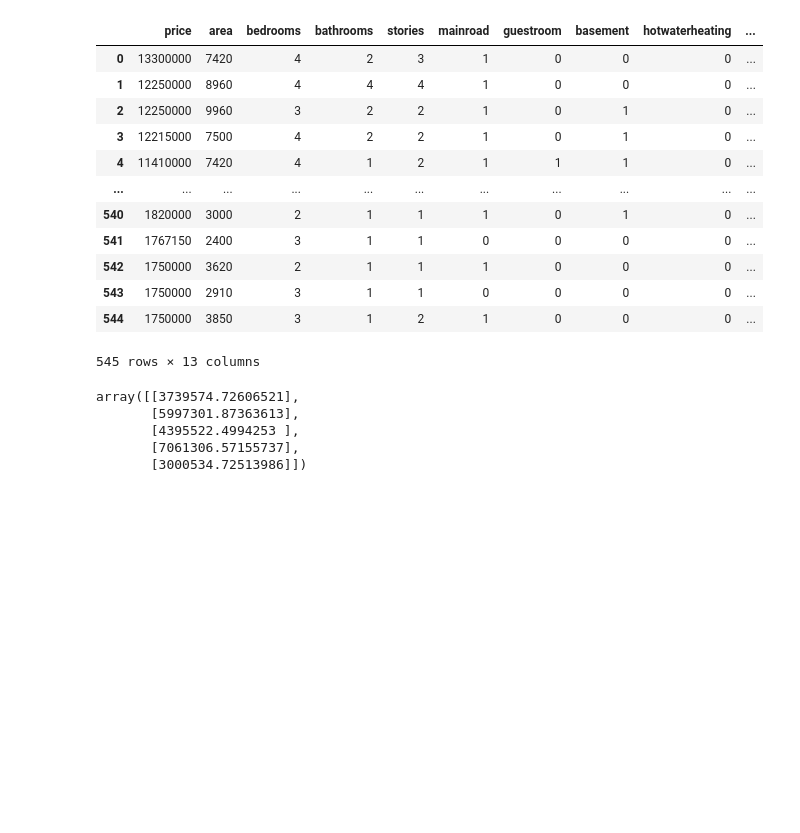
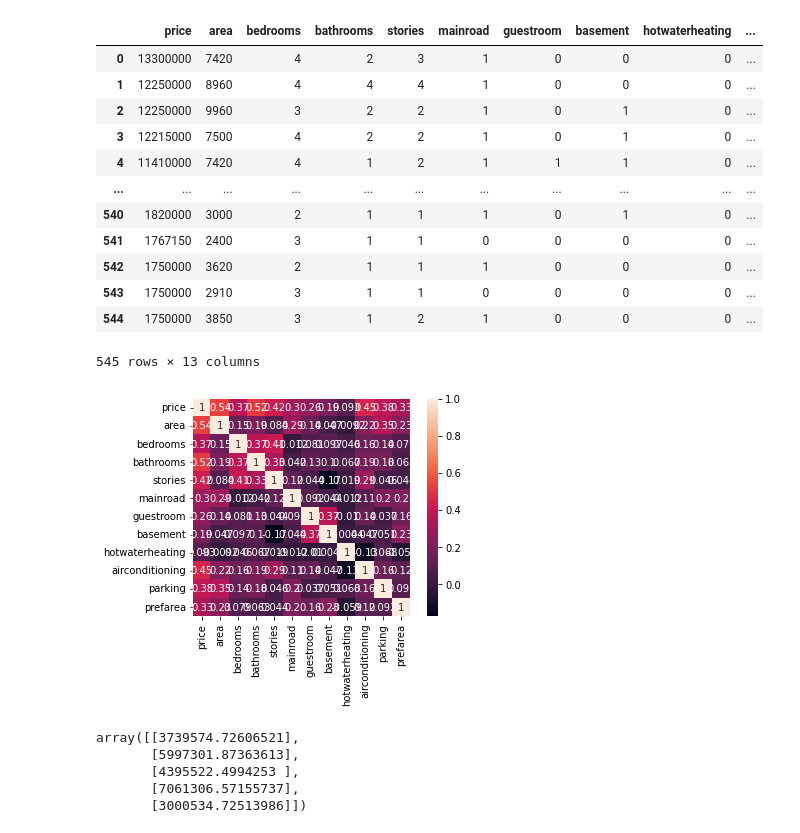
Before and after one commit to Sharvinp/College, a Jupyter notebook: ML_Assignment_2_Regression.ipynb, the cells around one changed output. Saved outputs shown, nothing was run; the diff lists cells and outputs as text; code cells hidden in the pictures; blank space fills up the shorter version.

```diff
--- a/ML_Assignment_2_Regression.ipynb
+++ b/ML_Assignment_2_Regression.ipynb
@@ -6,2 +8,2 @@ import numpy as np
 # %%
-data = pd.read_csv("/content/Regression_datach1.csv - Regression_data_Batch1.csv.csv")
+data_set = pd.read_csv("/content/Regression_Data_set_Batch1.csv - Regression_Data_set_Batch1.csv.csv")
@@ -24,7 +26,7 @@ data
 # %%
-data=data.replace('yes',1)
+data_set=data_set.replace('yes',1)
 
-data
+data_set
 # %% [output]
 |  | price | area | bedrooms | bathrooms | stories | mainroad | guestroom | basement | hotwaterheating | ... |
 | 0 | 13300000 | 7420 | 4 | 2 | 3 | 1 | no | no | no | ... |
@@ -41,8 +43,8 @@ data
 545 rows × 13 columns
 # %%
 #replacing yes value by 1 and no value by 0
-data=data.replace('no',0)
-data
+data_set=data_set.replace('no',0)
+data_set
 # %% [output]
 |  | price | area | bedrooms | bathrooms | stories | mainroad | guestroom | basement | hotwaterheating | ... |
 | 0 | 13300000 | 7420 | 4 | 2 | 3 | 1 | 0 | 0 | 0 | ... |
@@ -57,4 +59,9 @@ data
 | 543 | 1750000 | 2910 | 3 | 1 | 1 | 0 | 0 | 0 | 0 | ... |
 | 544 | 1750000 | 3850 | 3 | 1 | 2 | 1 | 0 | 0 | 0 | ... |
 545 rows × 13 columns
+# %%
+#correlation matrix
+ax = sns.heatmap(data_set.corr(), square = True, annot=True)
+# %% [output]
+[figure, added]
 # %%
```
Also changed, not shown: parts of 31 cells of this notebook.
